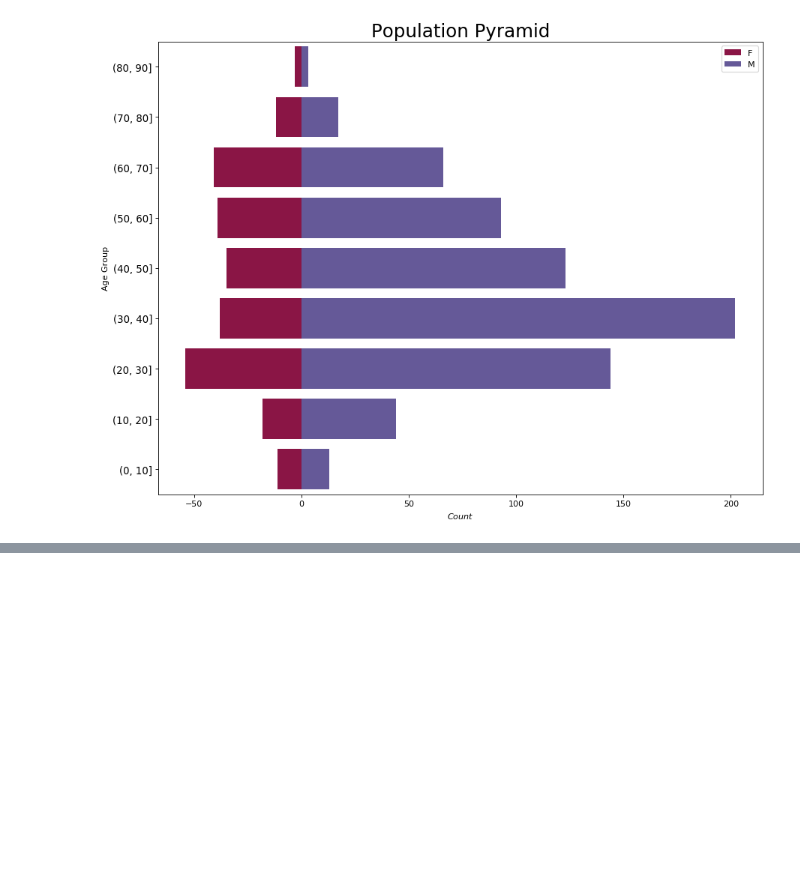
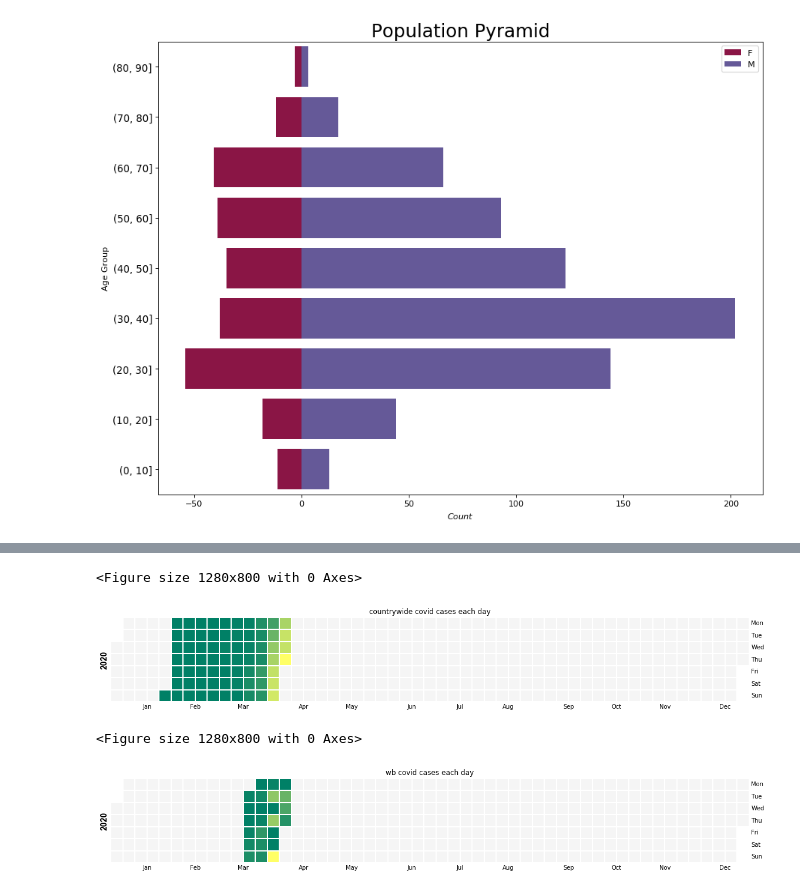
Before and after one commit to Srinjoy-Santra/covid19-india-analysis, a Jupyter notebook: India_Corona_Analysis.ipynb, the cells around one changed output, grey strips where cells are left out. Saved outputs shown, nothing was run; the diff lists cells and outputs as text; code cells hidden in the pictures; blank space fills up the shorter version.

```diff
--- a/India_Corona_Analysis.ipynb
+++ b/India_Corona_Analysis.ipynb
@@ -1016,0 +1015,12 @@ plt.show()
+# %%
+df = data_before_ages[['Date Announced', 'Detected State', 'Detected District', 'Patient Number']]
+
+import datetime
+df['Date Announced'] = pd.Series(map(lambda date: datetime.datetime.strptime(str(date), '%d/%m/%Y'), df['Date Announced']))
+
+#df = pd.DataFrame({'Total_Tested' : }).reset_index()
+ndf = df[['Date Announced', 'Detected State','Patient Number']]
+ndf = dict(ndf.groupby(['Date Announced', 'Detected State']).count())
+ndf = pd.DataFrame(ndf).reset_index()
+ndf.rename(columns = {'Patient Number':'total_tested', 'Detected State': 'state', 'Date Announced': 'date_announced'}, inplace = True)
+ndf
@@ -1016,0 +1046,31 @@ plt.show()
+# %%
+df_wb = ndf[ndf.state == 'West Bengal']
+total_each_day = dict(ndf.groupby(['date_announced']).sum())
+
+df_total = pd.DataFrame(total_each_day).reset_index()
+# %%
+def viz_calendarplot(df, title):
+
+    #!pip install calmap
+    import matplotlib as mpl
+    import calmap
+
+    # Import Data
+    df.set_index('date_announced', inplace=True)
+
+    # Plot
+    plt.figure(figsize=(16,10), dpi= 80)
+    calmap.calendarplot(df['2020']['total_tested'],
+                        fig_kws={'figsize': (16,10)},
+                        yearlabel_kws={'color':'black', 'fontsize':14},
+                        subplot_kws={'title':title},
+                        cmap='summer')
+    plt.show()
+
+viz_calendarplot(df_total.copy(), 'countrywide covid cases each day')
+viz_calendarplot(df_wb.copy(), 'wb covid cases each day')
+# %% [output]
+<Figure size 1280x800 with 0 Axes>
+[figure, added]
+<Figure size 1280x800 with 0 Axes>
+[figure, added]
```
Also changed, not shown: parts of 9 cells of this notebook.
